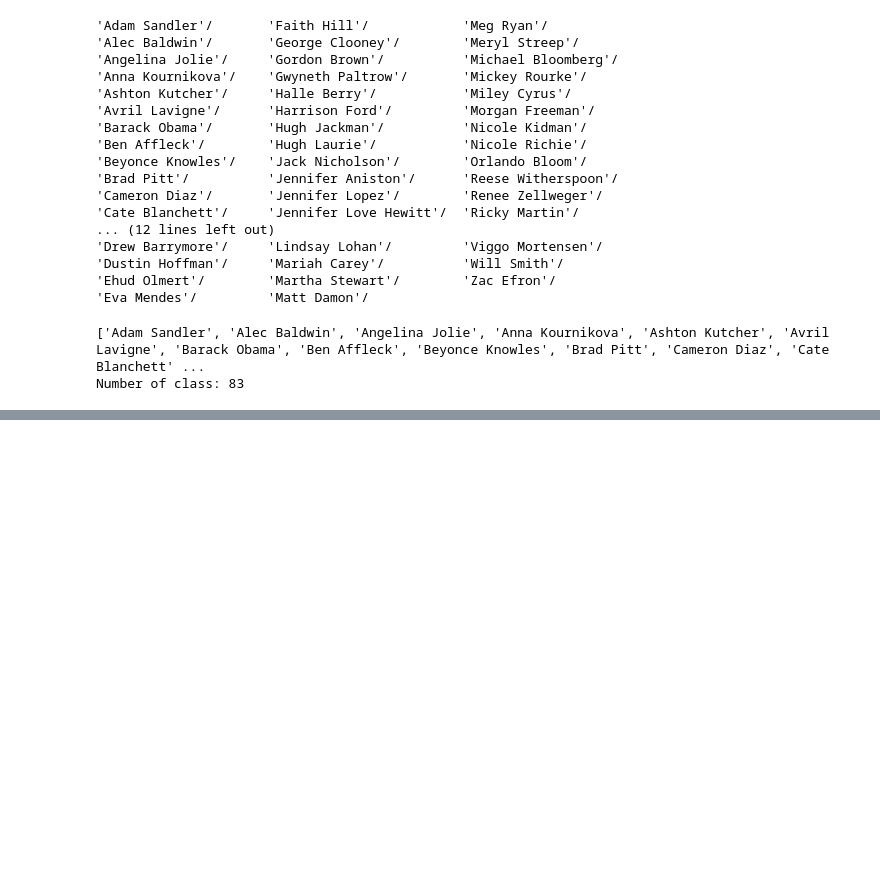
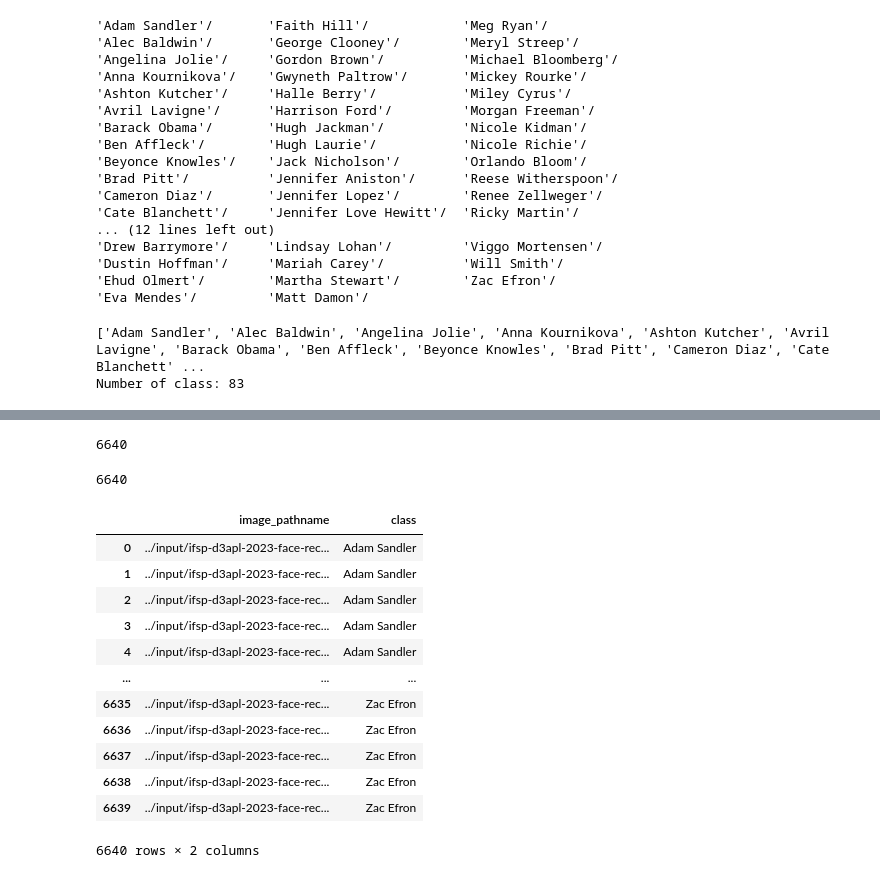
Before and after one commit to HWatanuki/Projeto_D3APL, a Jupyter notebook: teste.ipynb, the cells around one changed output, grey strips where cells are left out. Drawn from its saved outputs; the diff is of its cells as text; code cells hidden in the pictures; blank space fills up the shorter version.

```diff
--- a/teste.ipynb
+++ b/teste.ipynb
@@ -67,3 +71,10 @@ print(f'Number of class: {len(class_folders)}')
 # %% [output]
 ['Adam Sandler', 'Alec Baldwin', 'Angelina Jolie', 'Anna Kournikova', 'Ashton Kutcher', 'Avril Lavigne', 'Barack Obama', 'Ben Affleck', 'Beyonce Knowles', 'Brad Pitt', 'Cameron Diaz', 'Cate Blanchett' ...
 Number of class: 83
+# %%
+# show me the class proportions: number of samples per class
+for class_folder in class_folders:
+    full_class_folder = os.path.join(dataset_folder, class_folder)
+
+    class_img_filenames = os.listdir(full_class_folder)
+    print(f'Number of Images for Class "{class_folder}": {len(class_img_filenames)}')
@@ -69,0 +101,2 @@ Number of class: 83
+# %%
+max_n_samples_per_class = 80
@@ -69,0 +164,32 @@ Number of class: 83
+# %%
+print(len(img_full_paths))
+# %% [output]
+6640
+# %%
+print(len(img_classes))
+# %% [output]
+6640
+# %%
+# creating a dataframe to store the image full pathnames and their corresponding classes
+import pandas as pd
+
+dataset_df = pd.DataFrame({
+    'image_pathname': img_full_paths,
+    'class': img_classes
+})
+
+dataset_df
+# %% [output]
+|  | image_pathname | class |
+| 0 | ../input/ifsp-d3apl-2023-face-rec... | Adam Sandler |
+| 1 | ../input/ifsp-d3apl-2023-face-rec... | Adam Sandler |
+| 2 | ../input/ifsp-d3apl-2023-face-rec... | Adam Sandler |
+| 3 | ../input/ifsp-d3apl-2023-face-rec... | Adam Sandler |
+| 4 | ../input/ifsp-d3apl-2023-face-rec... | Adam Sandler |
+| ... | ... | ... |
+| 6635 | ../input/ifsp-d3apl-2023-face-rec... | Zac Efron |
+| 6636 | ../input/ifsp-d3apl-2023-face-rec... | Zac Efron |
+| 6637 | ../input/ifsp-d3apl-2023-face-rec... | Zac Efron |
+| 6638 | ../input/ifsp-d3apl-2023-face-rec... | Zac Efron |
+| 6639 | ../input/ifsp-d3apl-2023-face-rec... | Zac Efron |
+6640 rows × 2 columns
```
Also changed, not shown: parts of 8 cells of this notebook.
